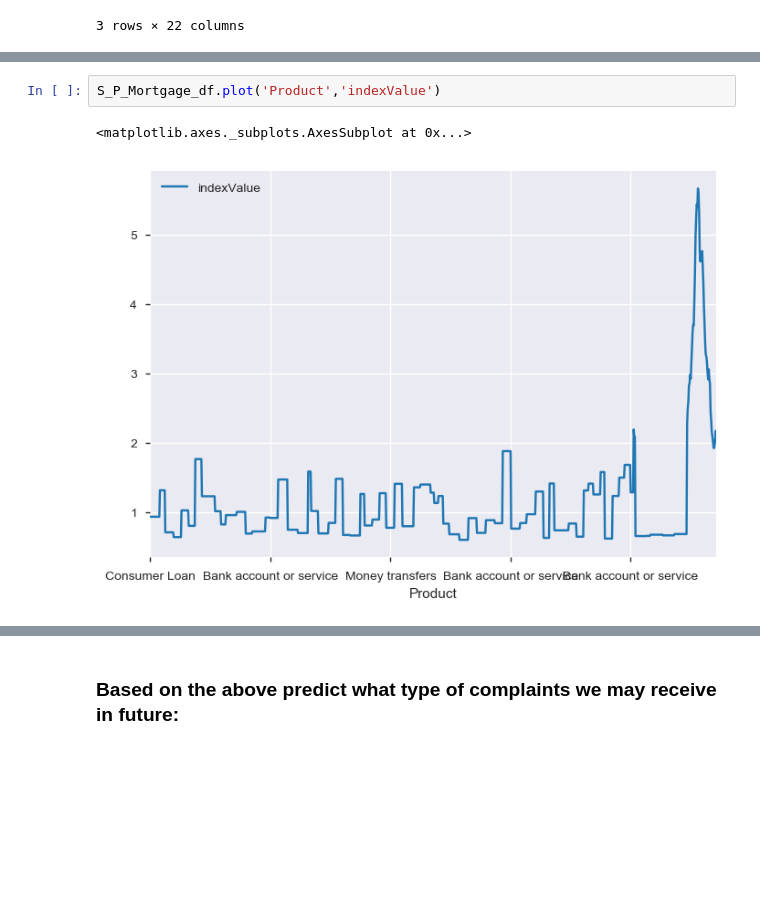
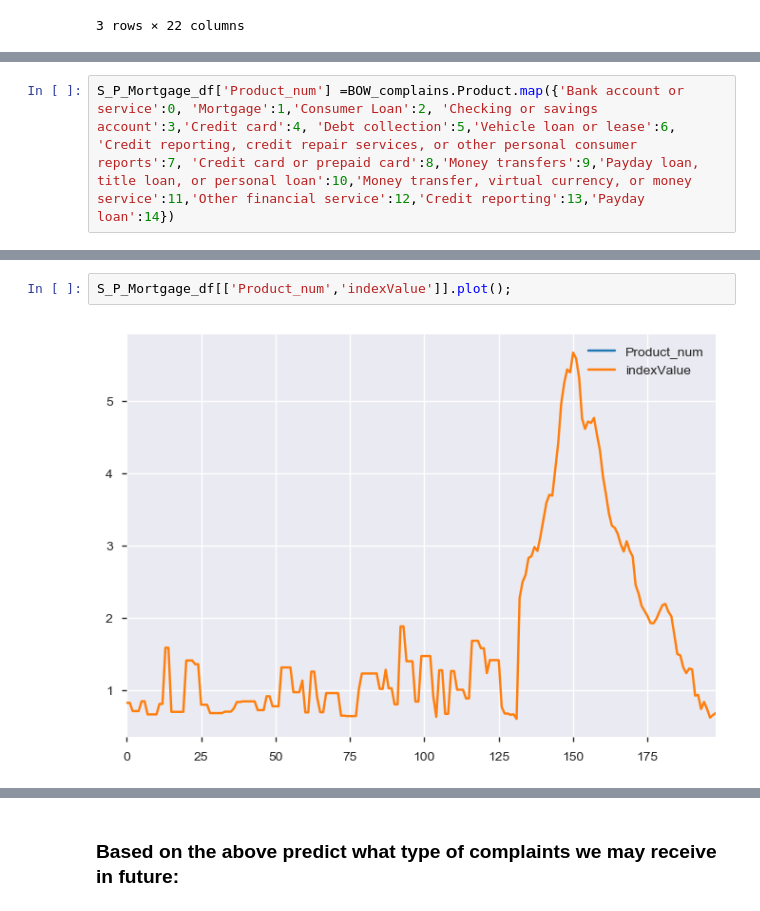
Before and after one commit to Preethikoneti/Final_Project, a Jupyter notebook: CFPB_Final_Project.ipynb, the cells around one changed output, grey strips where cells are left out. Saved outputs shown, nothing was run; the diff lists cells and outputs as text; blank space fills up the shorter version.

```diff
--- a/CFPB_Final_Project.ipynb
+++ b/CFPB_Final_Project.ipynb
@@ -651,0 +703,2 @@ S_P_Mortgage_df.head(3)
+# %%
+S_P_Mortgage_df['Product_num'] =BOW_complains.Product.map({'Bank account or service':0, 'Mortgage':1,'Consumer Loan':2, 'Checking or savings account':3,'Credit card':4, 'Debt collection':5,'Vehicle loan or lease':6, 'Credit reporting, credit repair services, or other personal consumer reports':7, 'Credit card or prepaid card':8,'Money transfers':9,'Payday loan, title loan, or personal loan':10,'Money transfer, virtual currency, or money service':11,'Other financial service':12,'Credit reporting':13,'Payday loan':14})
@@ -657,5 +740,4 @@ S_P_Mortgage_df.groupby(['Product']).indexValue.mean().plot()
 # %%
-S_P_Mortgage_df.plot('Product','indexValue')
+S_P_Mortgage_df[['Product_num','indexValue']].plot();
 # %% [output]
-<matplotlib.axes._subplots.AxesSubplot at 0x...>
-[figure, old version]
+[figure, new version]
```
Also changed, not shown: parts of 78 cells of this notebook.
